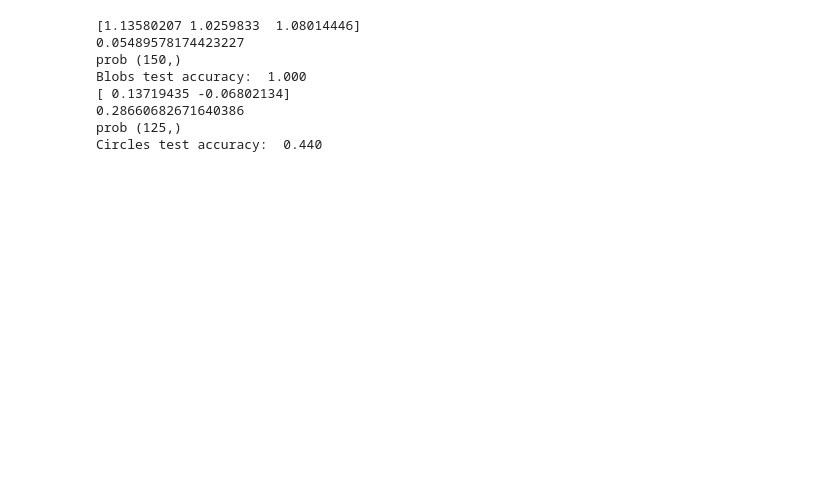
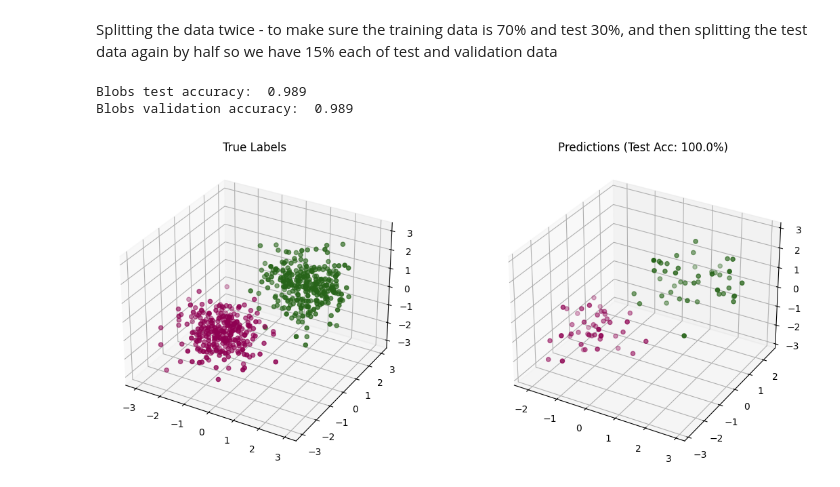
Before and after one commit to r99shrey-a11y/DeepLearning1, a Jupyter notebook: assignment1.ipynb, the cells around one changed output. Cells and saved outputs as stored; diff of their text form; code cells hidden in the pictures; blank space fills up the shorter version.

```diff
--- a/assignment1.ipynb
+++ b/assignment1.ipynb
@@ -4,0 +14,7 @@ from sklearn.model_selection import train_test_split
+# %%
+def _sigmoid(z):
+    return 1.0 / (1.0 + np.exp(-z))
+
+def binary_cross_entropy(y, yhat):
+    # cost function
+    return - (y * np.log(yhat) + (1 - y) * np.log(1 - yhat))
@@ -82,24 +111,35 @@ X2 = df2.values
+# %% [markdown]
+Splitting the data twice -
+to make sure the training data is 70% and test 30%, and then splitting the test data again by half so we have 15% each of test and validation data
 # %%
-X_train, X_test, y_train, y_test = train_test_split(X, y)
+X_train, X_test, y_train, y_test = train_test_split(X, y, test_size=0.3, random_state=42)
+X_test, X_val, y_test, y_val = train_test_split(X_test, y_test, test_size=0.5, random_state=42)
 w, b = train_logistic_regression(X_train, y_train)
 
-y_pred = predict(X_test, w, b)
-test_acc = np.mean(y_pred == y_test)
-print(f"Blobs test accuracy:  {test_acc:.3f}")
+# no need for hyperparameter tuning for validation set, since the accuracy of 1 is reached on test data with default parameters itself.
 
 
-X_train2, X_test2, y_train2, y_test2 = train_test_split(X2, y2)
-w2, b2 = train_logistic_regression(X_train2, y_train2)
+y_test_pred = predict(X_test, w, b)
+y_val_pred = predict(X_val, w, b)
+test_acc = np.mean(y_test_pred == y_test)
+val_acc = np.mean(y_val_pred == y_val)
+print(f"Blobs test accuracy:  {test_acc:.3f}")
+print(f"Blobs validation accuracy:  {test_acc:.3f}")
 
-y_pred2 = predict(X_test2, w2, b2)
-test_acc2 = np.mean(y_pred2 == y_test2)
-print(f"Circles test accuracy:  {test_acc2:.3f}")
+fig = plt.figure(figsize=(12, 5))
+# True labels same as displayed above
+ax1 = fig.add_subplot(121, projection="3d")
+ax1.scatter(X[:, 0], X[:, 1], X[:,2], c=y, cmap="PiYG")
+ax1.set_title("True Labels")
+
+# Predictions
+ax2 = fig.add_subplot(122, projection="3d")
+ax2.scatter(X_test[:, 0], X_test[:, 1], X_test[:,2], c=y_test_pred, cmap="PiYG")
+ax2.set_title(f"Predictions (Test Acc: {val_acc:.1%})")
+
+plt.tight_layout()
+plt.show()
 # %% [output]
-[1.13580207 1.0259833  1.08014446]
-0.05489578174423227
-prob (150,)
-Blobs test accuracy:  1.000
-[ 0.13719435 -0.06802134]
-0.28660682671640386
-prob (125,)
-Circles test accuracy:  0.440
+Blobs test accuracy:  0.989
+Blobs validation accuracy:  0.989
+[figure, added]
```
Also changed, not shown: parts of 31 cells of this notebook, 2 other files.
